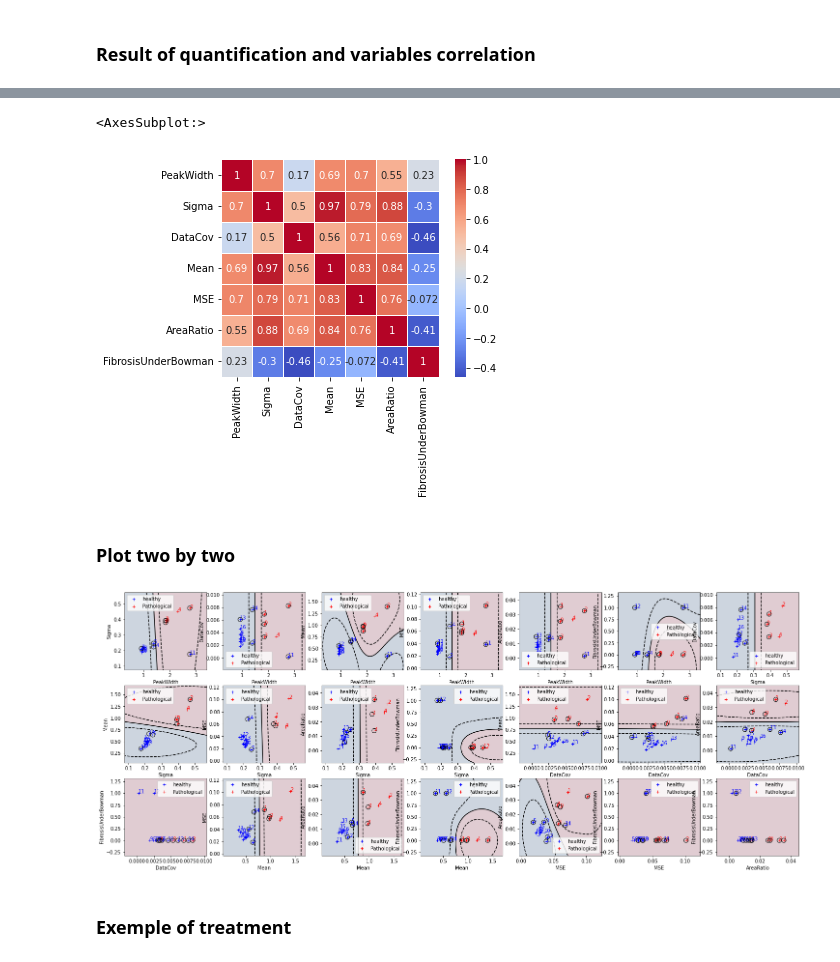
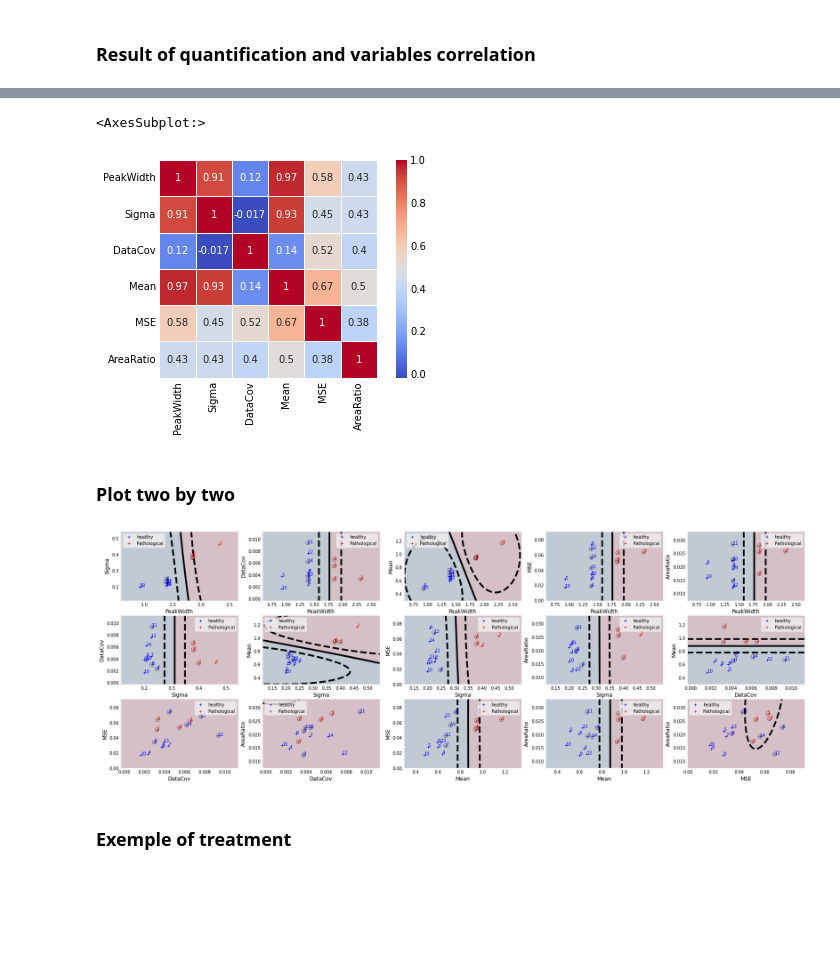
Before and after one commit to Coohrentiin/Quantification_of_corneal_surgery_antecedent, a Jupyter notebook: quatification_test.ipynb, the cells around one changed output, grey strips where cells are left out. Saved outputs shown, nothing was run; the diff lists cells and outputs as text; code cells hidden in the pictures; blank space fills up the shorter version.

```diff
--- a/quatification_test.ipynb
+++ b/quatification_test.ipynb
@@ -98,10 +98,10 @@ def im_plot(im,type='OCT_brut'):
 # %%
 # filepathname=os.path.join(dirname, 'Data','HAZE','haze 3.jpg')
 # filepathname=os.path.join(dirname, 'Data','Healthy','23923_BOULIS_OD.jpg')
-# filepathname=os.path.join(dirname, 'Data','VILBERT_Maelle','test.jpg')
+filepathname=os.path.join(dirname, 'Data','VILBERT_Maelle','test.jpg')
 # filepathname=os.path.join(dirname, 'Data','Healthy_2','NASRAM_OD_Cross.jpg')
 # filepathname=os.path.join(dirname, 'Data','Fuchs_2','VANLUD_OD_6_Line.jpg')
-filepathname=os.path.join(dirname, 'Data','Healthy','80608_REZAZK_OS.jpg')
+# filepathname=os.path.join(dirname, 'Data','Healthy','80608_REZAZK_OS.jpg')
 
 im=image_OCT(filepathname)
 print(im.Path_eye)
@@ -123,9 +123,9 @@ moving=False
 intensity_corr=True
 
 plt.figure(figsize=(10,10))
-# im_Q=image_Quantification(im,plot=True,moving=moving,intensity_corr=intensity_corr)
-im_Q=image_Quantification_2(im,plot=True,intensity_corr=intensity_corr)
-print("Under bowman:",im_Q.underBowman)
+im_Q=image_Quantification(im,plot=True,moving=moving,intensity_corr=intensity_corr)
+# im_Q=image_Quantification_2(im,plot=True,intensity_corr=intensity_corr)
+# print("Under bowman:",im_Q.underBowman)
 if not moving:
 	plt.savefig(savefold+"profile"+extension)
 
@@ -183,8 +182,8 @@ for haze in files_haze:
 	im=image_OCT(os.path.join(repertory_haze, haze))
 	try:
 		im.AutoTreatment()
-		im_Q=image_Quantification_2(im,plot=False,intensity_corr=intensity_corr)
-		# im_Q=image_Quantification(im,plot=False,moving=moving,intensity_corr=intensity_corr)
+		# im_Q=image_Quantification_2(im,plot=False,intensity_corr=intensity_corr)
+		im_Q=image_Quantification(im,plot=False,moving=moving,intensity_corr=intensity_corr)
 		parameters=im_Q.parameters
 		parameters["Healthy"]=0
 		parameters["Origin"]=haze[:-4]
@@ -201,8 +200,8 @@ for healthy in files_healthy:
 	im=image_OCT(os.path.join(repertory_healthy, healthy))
 	try:
 		im.AutoTreatment()
-		im_Q=image_Quantification_2(im,plot=False,intensity_corr=intensity_corr)
-		# im_Q=image_Quantification(im,plot=False,moving=moving,intensity_corr=intensity_corr)
+		# im_Q=image_Quantification_2(im,plot=False,intensity_corr=intensity_corr)
+		im_Q=image_Quantification(im,plot=False,moving=moving,intensity_corr=intensity_corr)
 		parameters=im_Q.parameters
 		parameters["Healthy"]=1
 		parameters["Origin"]=healthy[:-4]
@@ -264,7 +244,7 @@ cor=data_copy.corr()
 sns.heatmap(cor, square = True, cmap="coolwarm",linewidths=.5,annot=True )
 # %% [output]
 <AxesSubplot:>
-[figure, old version]
+[figure, new version]
 # %% [markdown]
 ### Plot two by two
 # %%
@@ -272,7 +252,7 @@ sns.heatmap(cor, square = True, cmap="coolwarm",linewidths=.5,annot=True )
 import warnings
 warnings.filterwarnings("ignore")
 
-variable=data.columns[:-2]
+variable=data_copy.columns
 k=len(variable)
 comb=math.comb(k,2)
 
@@ -288,34 +268,34 @@ for i in range(k-1):
         y_class1=data[variable[j]][data["Healthy"]==1]
         x_class0=data[variable[i]][data["Healthy"]==0]
         y_class0=data[variable[j]][data["Healthy"]==0]
         plt.plot(x_class1.T,y_class1.T,"b+",label="healthy")
         plt.plot(x_class0.T,y_class0.T,"r+",label="Pathological")
         for m in range(len(data)):
             if data["Healthy"][m]==1:
                 plt.text(data[variable[i]][m],data[variable[j]][m],str(m),color="blue")
             else:
                 plt.text(data[variable[i]][m],data[variable[j]][m],str(m),color="red")
         X=data[variable[i]]
         Y=data[variable[j]]
         Z=np.array([X.to_numpy().T,Y.to_numpy().T]).T
         C=np.array([data["Healthy"].to_numpy()]).T
         clf = svm.SVC()
         clf.fit(Z, C)
         x_min = Z[:, 0].min()-1*np.std(Z[:, 0])
         x_max = Z[:, 0].max()+1*np.std(Z[:, 0])
         y_min = Z[:, 1].min()-1*np.std(Z[:, 1])
         y_max = Z[:, 1].max()+1*np.std(Z[:, 1])
         XX, YY = np.mgrid[x_min:x_max:200j, y_min:y_max:200j]
         Z = clf.decision_function(np.c_[XX.ravel(), YY.ravel()])
         Z = Z.reshape(XX.shape)
         plt.scatter(clf.support_vectors_[:, 0],clf.support_vectors_[:, 1],s=80,facecolors="none",zorder=10,edgecolors="k")
         plt.pcolormesh(XX, YY, Z > 0, cmap="RdBu",alpha=0.2) #plt.cm.Paired
         plt.contour(XX,YY,Z,colors=["k", "k", "k"],linestyles=["--", "-", "--"],levels=[-0.5, 0, 0.5],linewidth=0.1)
         plt.xlabel(variable[i])
         plt.ylabel(variable[j])
         plt.legend()
 # %% [output]
-[figure, old version]
+[figure, new version]
 # %% [markdown]
 ### Exemple of treatment
 # %%
```
Also changed, not shown: parts of 18 cells of this notebook, 5 other files.
